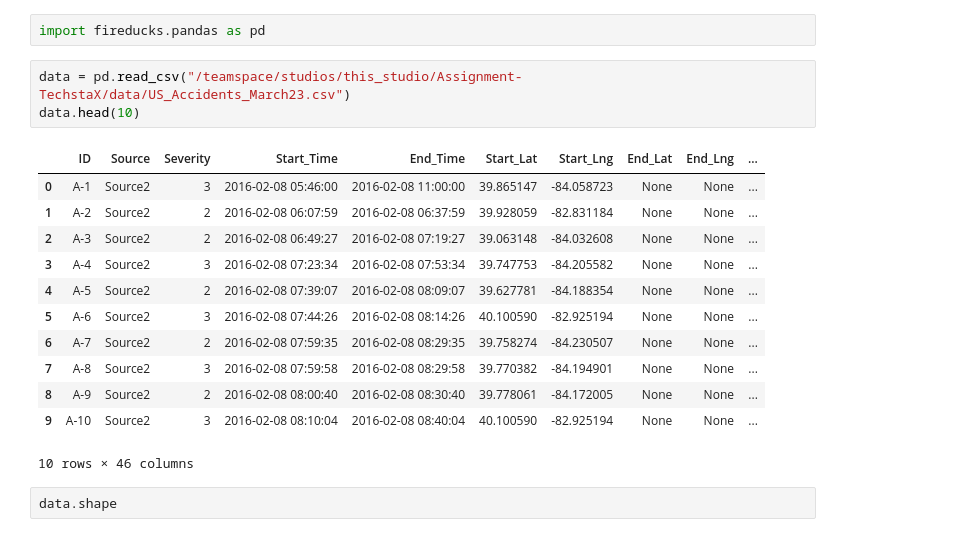
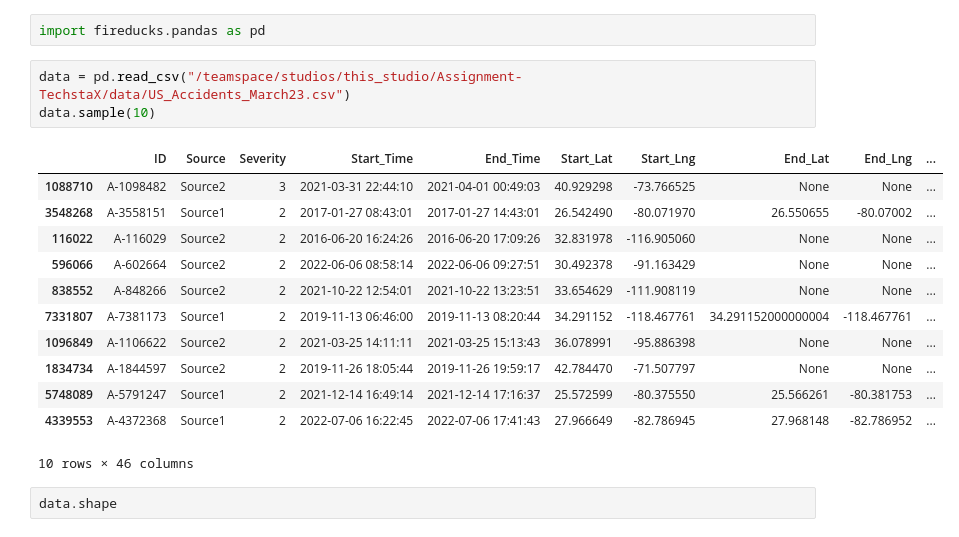
Before and after one commit to anindyamitra2002/Assignment-TechstaX, a Jupyter notebook: notebooks/preprocessing.ipynb, the cells around one changed output. Saved outputs shown, nothing was run; the diff lists cells and outputs as text.

Commit message:
update readme and and update code for cleaning data

```diff
--- a/notebooks/preprocessing.ipynb
+++ b/notebooks/preprocessing.ipynb
@@ -22,19 +4,19 @@ Successfully installed fireducks-1.1.6 firefw-1.1.6 pyarrow-18.1.0
 import fireducks.pandas as pd
 # %%
 data = pd.read_csv("/teamspace/studios/this_studio/Assignment-TechstaX/data/US_Accidents_March23.csv")
-data.head(10)
+data.sample(10)
 # %% [output]
 |  | ID | Source | Severity | Start_Time | End_Time | Start_Lat | Start_Lng | End_Lat | End_Lng | ... |
-| 0 | A-1 | Source2 | 3 | 2016-02-08 05:46:00 | 2016-02-08 11:00:00 | 39.865147 | -84.058723 | None | None | ... |
-| 1 | A-2 | Source2 | 2 | 2016-02-08 06:07:59 | 2016-02-08 06:37:59 | 39.928059 | -82.831184 | None | None | ... |
-| 2 | A-3 | Source2 | 2 | 2016-02-08 06:49:27 | 2016-02-08 07:19:27 | 39.063148 | -84.032608 | None | None | ... |
-| 3 | A-4 | Source2 | 3 | 2016-02-08 07:23:34 | 2016-02-08 07:53:34 | 39.747753 | -84.205582 | None | None | ... |
-| 4 | A-5 | Source2 | 2 | 2016-02-08 07:39:07 | 2016-02-08 08:09:07 | 39.627781 | -84.188354 | None | None | ... |
-| 5 | A-6 | Source2 | 3 | 2016-02-08 07:44:26 | 2016-02-08 08:14:26 | 40.100590 | -82.925194 | None | None | ... |
-| 6 | A-7 | Source2 | 2 | 2016-02-08 07:59:35 | 2016-02-08 08:29:35 | 39.758274 | -84.230507 | None | None | ... |
-| 7 | A-8 | Source2 | 3 | 2016-02-08 07:59:58 | 2016-02-08 08:29:58 | 39.770382 | -84.194901 | None | None | ... |
-| 8 | A-9 | Source2 | 2 | 2016-02-08 08:00:40 | 2016-02-08 08:30:40 | 39.778061 | -84.172005 | None | None | ... |
-| 9 | A-10 | Source2 | 3 | 2016-02-08 08:10:04 | 2016-02-08 08:40:04 | 40.100590 | -82.925194 | None | None | ... |
+| 1088710 | A-1098482 | Source2 | 3 | 2021-03-31 22:44:10 | 2021-04-01 00:49:03 | 40.929298 | -73.766525 | None | None | ... |
+| 3548268 | A-3558151 | Source1 | 2 | 2017-01-27 08:43:01 | 2017-01-27 14:43:01 | 26.542490 | -80.071970 | 26.550655 | -80.07002 | ... |
+| 116022 | A-116029 | Source2 | 2 | 2016-06-20 16:24:26 | 2016-06-20 17:09:26 | 32.831978 | -116.905060 | None | None | ... |
+| 596066 | A-602664 | Source2 | 2 | 2022-06-06 08:58:14 | 2022-06-06 09:27:51 | 30.492378 | -91.163429 | None | None | ... |
+| 838552 | A-848266 | Source2 | 2 | 2021-10-22 12:54:01 | 2021-10-22 13:23:51 | 33.654629 | -111.908119 | None | None | ... |
+| 7331807 | A-7381173 | Source1 | 2 | 2019-11-13 06:46:00 | 2019-11-13 08:20:44 | 34.291152 | -118.467761 | 34.291152000000004 | -118.467761 | ... |
+| 1096849 | A-1106622 | Source2 | 2 | 2021-03-25 14:11:11 | 2021-03-25 15:13:43 | 36.078991 | -95.886398 | None | None | ... |
+| 1834734 | A-1844597 | Source2 | 2 | 2019-11-26 18:05:44 | 2019-11-26 19:59:17 | 42.784470 | -71.507797 | None | None | ... |
+| 5748089 | A-5791247 | Source1 | 2 | 2021-12-14 16:49:14 | 2021-12-14 17:16:37 | 25.572599 | -80.375550 | 25.566261 | -80.381753 | ... |
+| 4339553 | A-4372368 | Source1 | 2 | 2022-07-06 16:22:45 | 2022-07-06 17:41:43 | 27.966649 | -82.786945 | 27.968148 | -82.786952 | ... |
 10 rows × 46 columns
 # %%
 data.shape
```
Also changed, not shown: parts of 8 cells of this notebook, 1 other file.
